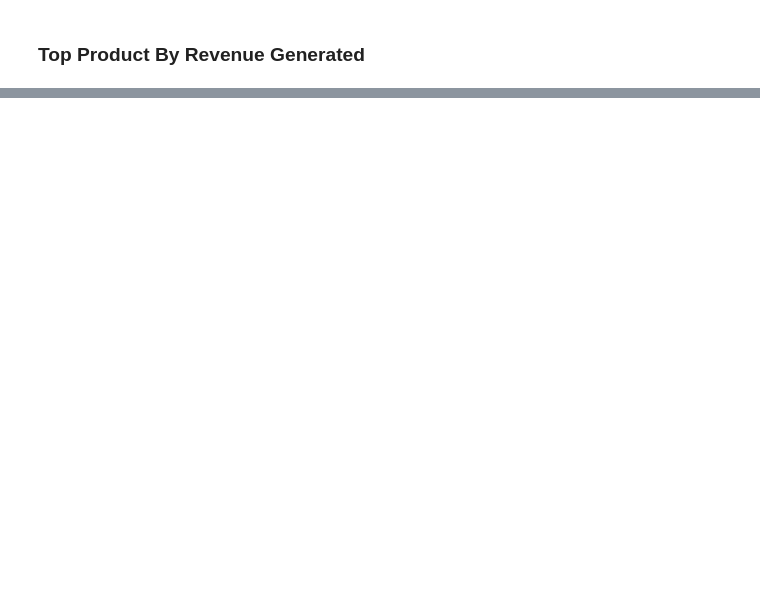
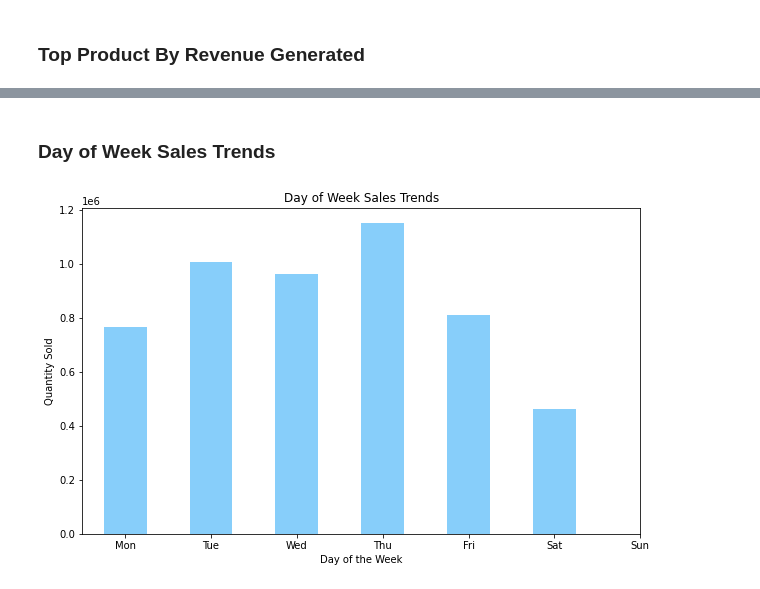
Before and after one commit to 2023Christine/Online-Retail-Data-Analysis, a Jupyter notebook: Online Retail Exploratory Data Analysis.ipynb, the cells around one changed output, grey strips where cells are left out. Saved outputs shown, nothing was run; the diff lists cells and outputs as text; code cells hidden in the pictures; blank space fills up the shorter version.

```diff
--- a/Online Retail Exploratory Data Analysis.ipynb
+++ b/Online Retail Exploratory Data Analysis.ipynb
@@ -275,15 +316,19 @@ plt.show()
+# %% [markdown]
+### Day of Week Sales Trends
 # %%
-# Daily sales trends
+# Day of week sales trends
 daily_sales = cleaned_data.groupby('Day')['Quantity'].sum()
 
 # Bar chart for daily sales trends
 plt.figure(figsize=(10, 6))
 daily_sales.plot(kind='bar', color='lightskyblue')
-plt.title('Daily Sales Trends')
+plt.title('Day of Week Sales Trends')
 plt.xlabel('Day of the Week')
 plt.ylabel('Quantity Sold')
 
 # Set xticks with specified labels
 plt.xticks(range(7), ['Mon', 'Tue', 'Wed', 'Thu', 'Fri', 'Sat', 'Sun'], rotation=0)
 
 plt.show()
+# %% [output]
+[figure, added]
```
Also changed, not shown: parts of 78 cells of this notebook, 1 other file.
